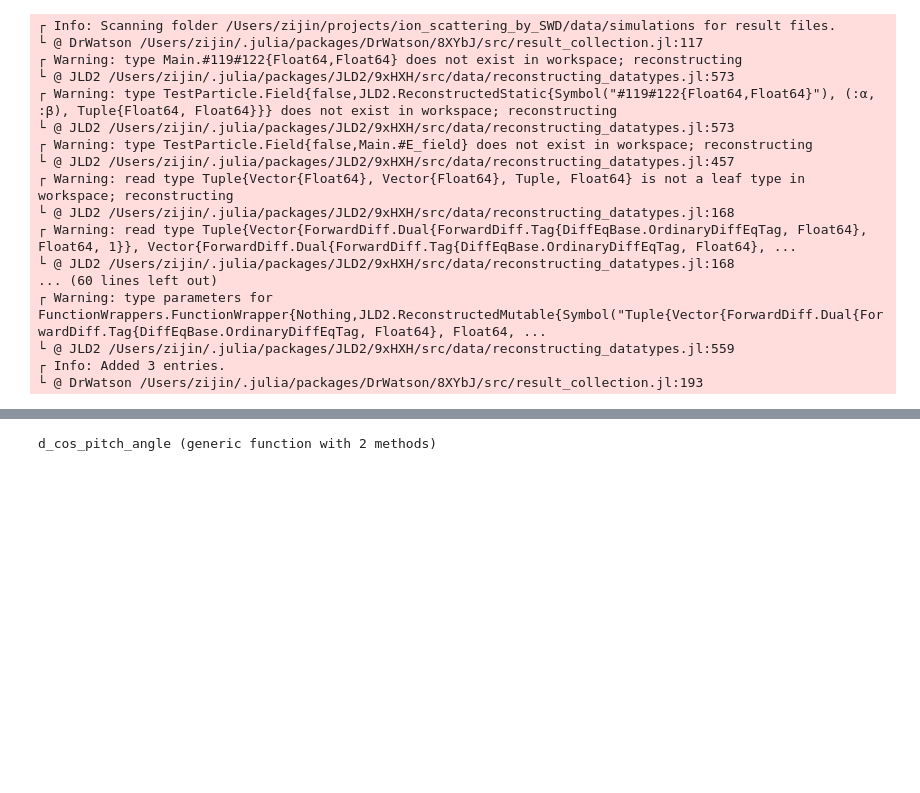
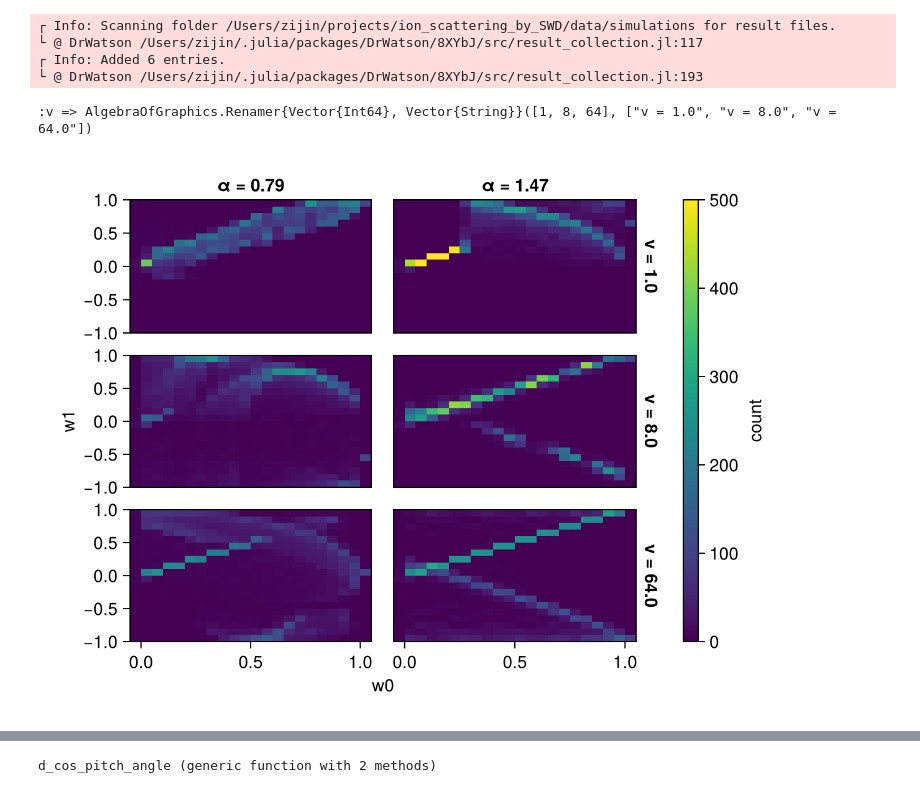
Before and after one commit to Beforerr/ion_scattering_by_SWD, a Jupyter notebook: notebooks/sim_analysis.ipynb, the cells around one changed output, grey strips where cells are left out. Drawn from its saved outputs; the diff is of its cells as text; code cells hidden in the pictures; blank space fills up the shorter version.

Commit message:
update: plot

```diff
--- a/notebooks/sim_analysis.ipynb
+++ b/notebooks/sim_analysis.ipynb
@@ -6,21 +7,8 @@ using DataFrames
 using AlgebraOfGraphics
 # %%
-df = collect_results(datadir("simulations"));
+dfs = collect_results(datadir("simulations"));
 # %% [output]
 ┌ Info: Scanning folder /Users/zijin/projects/ion_scattering_by_SWD/data/simulations for result files.
 └ @ DrWatson /Users/zijin/.julia/packages/DrWatson/8XYbJ/src/result_collection.jl:117
-┌ Warning: type Main.#119#122{Float64,Float64} does not exist in workspace; reconstructing
-└ @ JLD2 /Users/zijin/.julia/packages/JLD2/9xHXH/src/data/reconstructing_datatypes.jl:573
-┌ Warning: type TestParticle.Field{false,JLD2.ReconstructedStatic{Symbol("#119#122{Float64,Float64}"), (:α, :β), Tuple{Float64, Float64}}} does not exist in workspace; reconstructing
-└ @ JLD2 /Users/zijin/.julia/packages/JLD2/9xHXH/src/data/reconstructing_datatypes.jl:573
-┌ Warning: type TestParticle.Field{false,Main.#E_field} does not exist in workspace; reconstructing
-└ @ JLD2 /Users/zijin/.julia/packages/JLD2/9xHXH/src/data/reconstructing_datatypes.jl:457
-┌ Warning: read type Tuple{Vector{Float64}, Vector{Float64}, Tuple, Float64} is not a leaf type in workspace; reconstructing
-└ @ JLD2 /Users/zijin/.julia/packages/JLD2/9xHXH/src/data/reconstructing_datatypes.jl:168
-┌ Warning: read type Tuple{Vector{ForwardDiff.Dual{ForwardDiff.Tag{DiffEqBase.OrdinaryDiffEqTag, Float64}, Float64, 1}}, Vector{ForwardDiff.Dual{ForwardDiff.Tag{DiffEqBase.OrdinaryDiffEqTag, Float64}, ...
-└ @ JLD2 /Users/zijin/.julia/packages/JLD2/9xHXH/src/data/reconstructing_datatypes.jl:168
-... (60 lines left out)
-┌ Warning: type parameters for FunctionWrappers.FunctionWrapper{Nothing,JLD2.ReconstructedMutable{Symbol("Tuple{Vector{ForwardDiff.Dual{ForwardDiff.Tag{DiffEqBase.OrdinaryDiffEqTag, Float64}, Float64, ...
-└ @ JLD2 /Users/zijin/.julia/packages/JLD2/9xHXH/src/data/reconstructing_datatypes.jl:559
-┌ Info: Added 3 entries.
+┌ Info: Added 6 entries.
 └ @ DrWatson /Users/zijin/.julia/packages/DrWatson/8XYbJ/src/result_collection.jl:193
@@ -26,0 +30,42 @@ df = collect_results(datadir("simulations"));
+# %%
+sym_text_func(s::Symbol) = x -> "$(s) = $(round(x, digits=2))"
+
+αs = unique(dfs.α)
+vs = unique(dfs.v) |> sort
+
+α_renamer = renamer([α => "α = $(round(α, digits=2))" for α in αs])
+v_renamer = renamer([v => "v = $(round(v, digits=2))" for v in vs])
+
+Δw_map = :Δw
+α_map = :α => α_renamer
+β_map = :β => sym_text_func(:β)
+v_map = :v => v_renamer
+# %% [output]
+:v => AlgebraOfGraphics.Renamer{Vector{Int64}, Vector{String}}([1, 8, 64], ["v = 1.0", "v = 8.0", "v = 64.0"])
+# %%
+function pa_pair_plot(df::AbstractDataFrame)
+    pa_pair_plot(data(df))
+end
+
+function pa_pair_plot(layer)
+    # Plot the distribution of pitch-angle cosine variation using AlgebraOfGraphics
+    plt = layer * mapping(:w0, :w1;) * histogram(bins=32)
+    # axis=(; xlabel="Δw", ylabel="f(Δw)", title="Distribution of Pitch-Angle Cosine Variation")
+    # axis=(; colorscale=log10)
+    axis = (;)
+    draw(plt; axis=axis)
+
+    # color = :v => nonnumeric
+end
+
+function pa_diff_plot(layer)
+    plt = layer * mapping(:Δw) * histogram(bins=32)
+    axis=(; xlabel="Δw", ylabel="f(Δw)")
+    draw(plt; axis=axis)
+end
+
+
+layer = data(df) * mapping(col = α_map, row = v_map)
+pa_pair_plot(layer)
+# %% [output]
+[figure, added]
```
Also changed, not shown: parts of 4 cells of this notebook, 4 other files.
